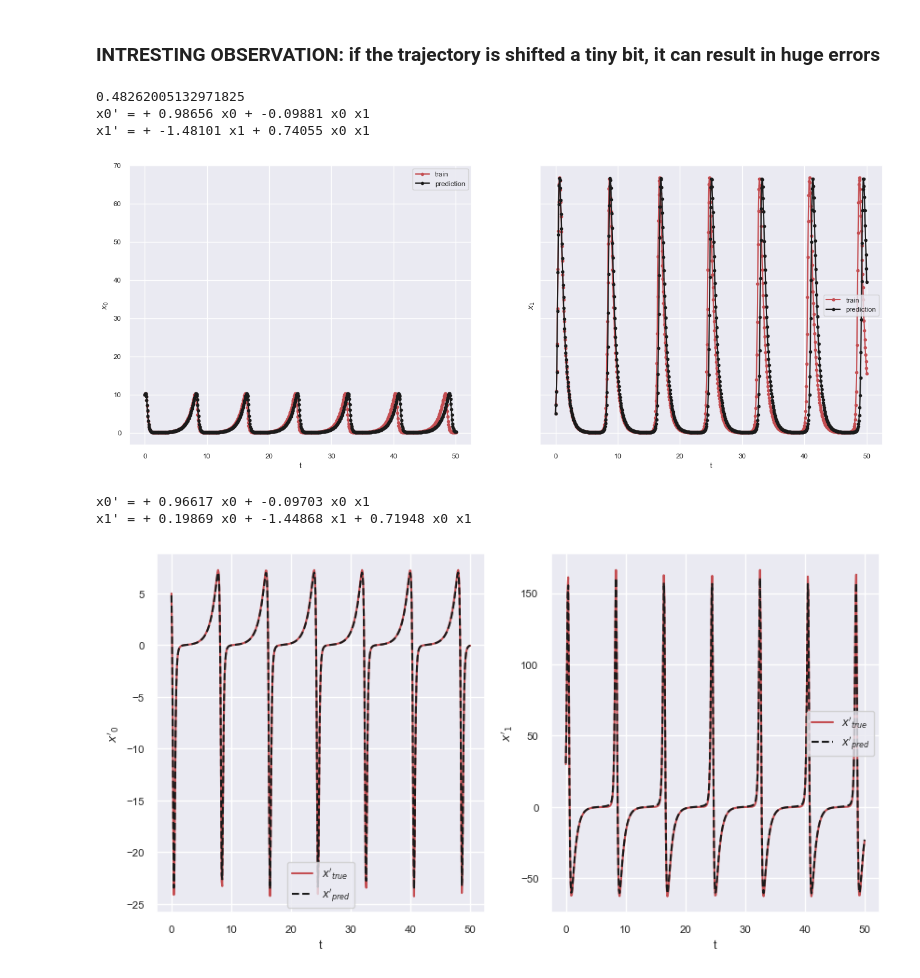
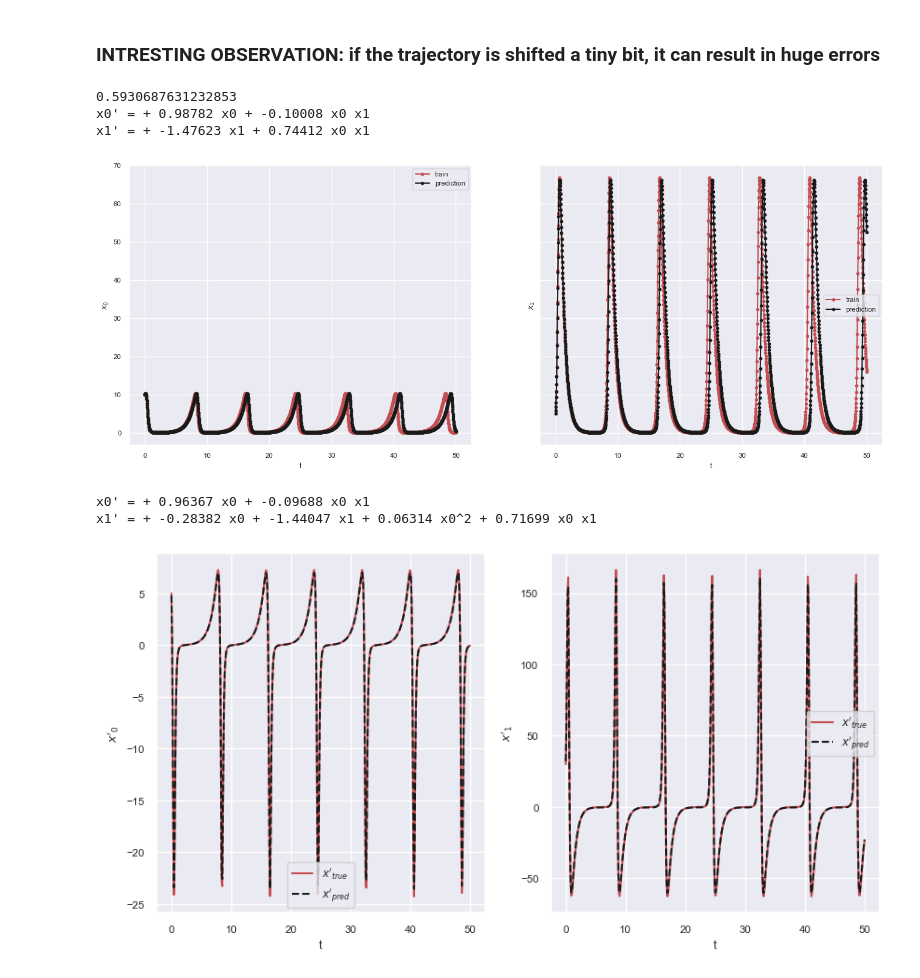
Before and after one commit to etrilling/MS-project, a Jupyter notebook: test03-noise_level_vs_dt_matrix_SINDy.ipynb, the cells around one changed output. Saved outputs shown, nothing was run; the diff lists cells and outputs as text; code cells hidden in the pictures.

```diff
--- a/test03-noise_level_vs_dt_matrix_SINDy.ipynb
+++ b/test03-noise_level_vs_dt_matrix_SINDy.ipynb
@@ -67,9 +70,7 @@ def generate_noise_level_vs_dt_matrix(rhs, x0, t_span, noise_levels, dts,
 # %%
 lotka_volterra_rhs = generate_lotka_volterra_rhs(1, 0.1, 1.5, 0.75)
 
-# noise_levels = [0, 0.0001, 0.001, 0.01, 0.05, 0.1, 0.2, 1]
-# dts = [0.01, 0.02, 0.05, 0.1, 0.2, 0.5, 1]
-noise_levels = np.logspace(-4, 0, 10).tolist()
+noise_levels = np.logspace(-3, 0, 10).tolist()
 dts = np.logspace(-2, 0, 11).tolist()
 
 results = generate_noise_level_vs_dt_matrix(
@@ -155,43 +158,43 @@ ax.set(xlabel='dt', ylabel='noise level', title="Relative Trajectory Error")
 ### INTRESTING OBSERVATION: if the trajectory is shifted a tiny bit, it can result in huge errors
 # %%
 # set the indices of the data entry you'd like to explore
-dt_idx = 4
-noise_level_idx = 0
+dt_idx = 2
+noise_level_idx = 5
 
 # extract the relevant data from the data entry
 result = results[dt_idx][noise_level_idx]
 t_eval = result['t_eval']
 x_train = result['x_train']
 x_pred = result['x_pred']
 
 # relative absolute error
 print(np.abs(x_train - x_pred).sum() / np.abs(x_train).sum())
 
 # print the model
 model = result['model']
 model.print()
 
 n_state_vars = x_train.shape[0]
 
 # plot the training data and model prediction
 fig, axs = plt.subplots(1, n_state_vars, figsize=(16, 6), sharex='col', sharey='row')
 
 for sv in range(n_state_vars):
     # plot the col'th training state variable
     axs[sv].plot(t_eval, x_train[sv], "r.-", label="train")
 
     # plot the col'th state variable model prediction
     axs[sv].plot(t_eval, x_pred[sv], "k.-", label="prediction")
 
     # set labels
     axs[sv].set_xlabel("t")
     axs[sv].set_ylabel(f"$x_{sv}$")
     axs[sv].legend()
 # %% [output]
-0.48262005132971825
-x0' = + 0.98656 x0 + -0.09881 x0 x1
-x1' = + -1.48101 x1 + 0.74055 x0 x1
+0.5930687631232853
+x0' = + 0.98782 x0 + -0.10008 x0 x1
+x1' = + -1.47623 x1 + 0.74412 x0 x1
-[figure, old version]
+[figure, new version]
 # %%
 # look at how well SINDy can predict the derivative if we know the true trajectory
 
@@ -225,6 +228,6 @@ for sv in range(n_state_vars):
     axs[sv].set_ylabel(f"$x'_{sv}$")
     axs[sv].legend()
 # %% [output]
-x0' = + 0.96617 x0 + -0.09703 x0 x1
-x1' = + 0.19869 x0 + -1.44868 x1 + 0.71948 x0 x1
+x0' = + 0.96367 x0 + -0.09688 x0 x1
+x1' = + -0.28382 x0 + -1.44047 x1 + 0.06314 x0^2 + 0.71699 x0 x1
 [figure]
```
Also changed, not shown: parts of 3 cells of this notebook, 1 other file.
